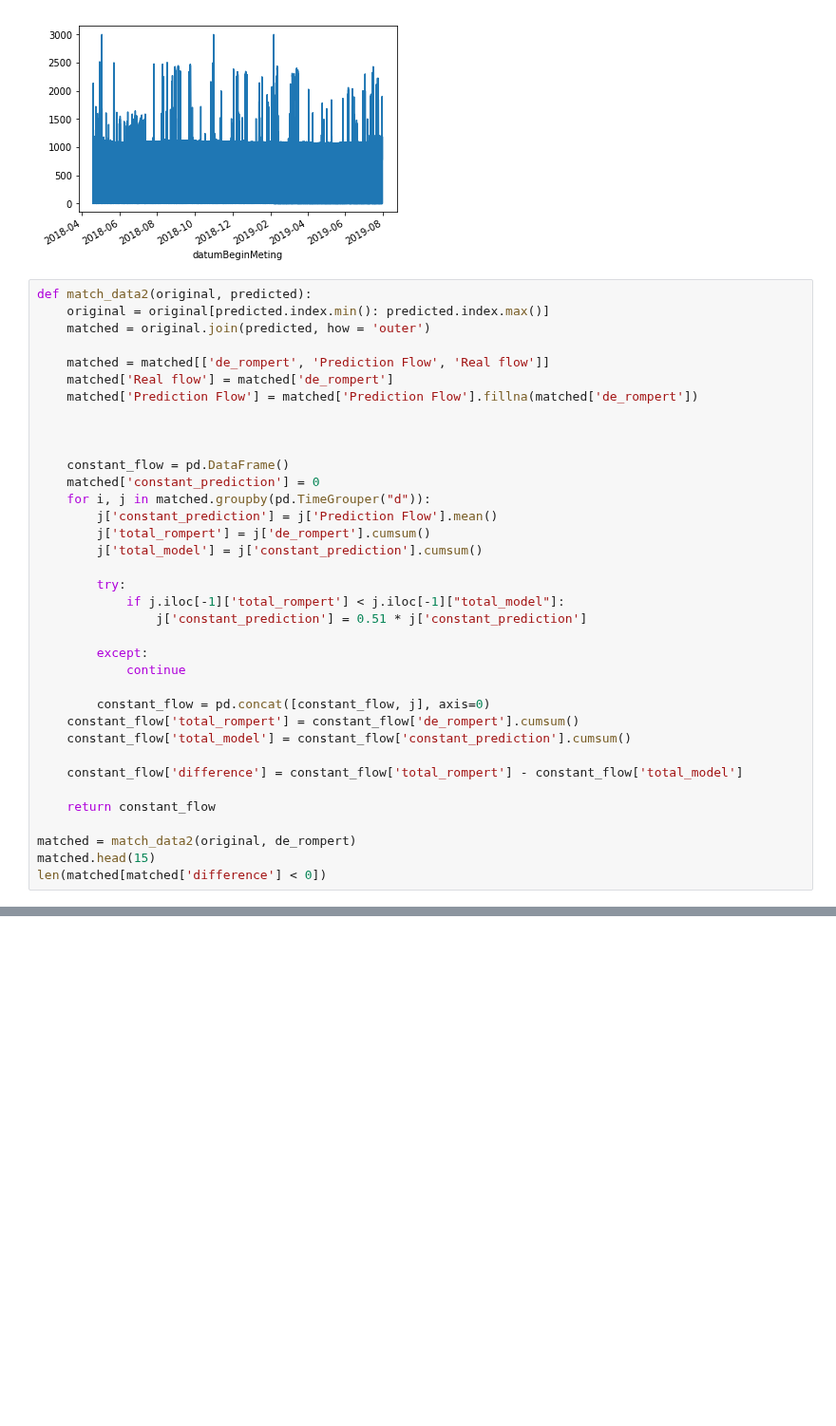
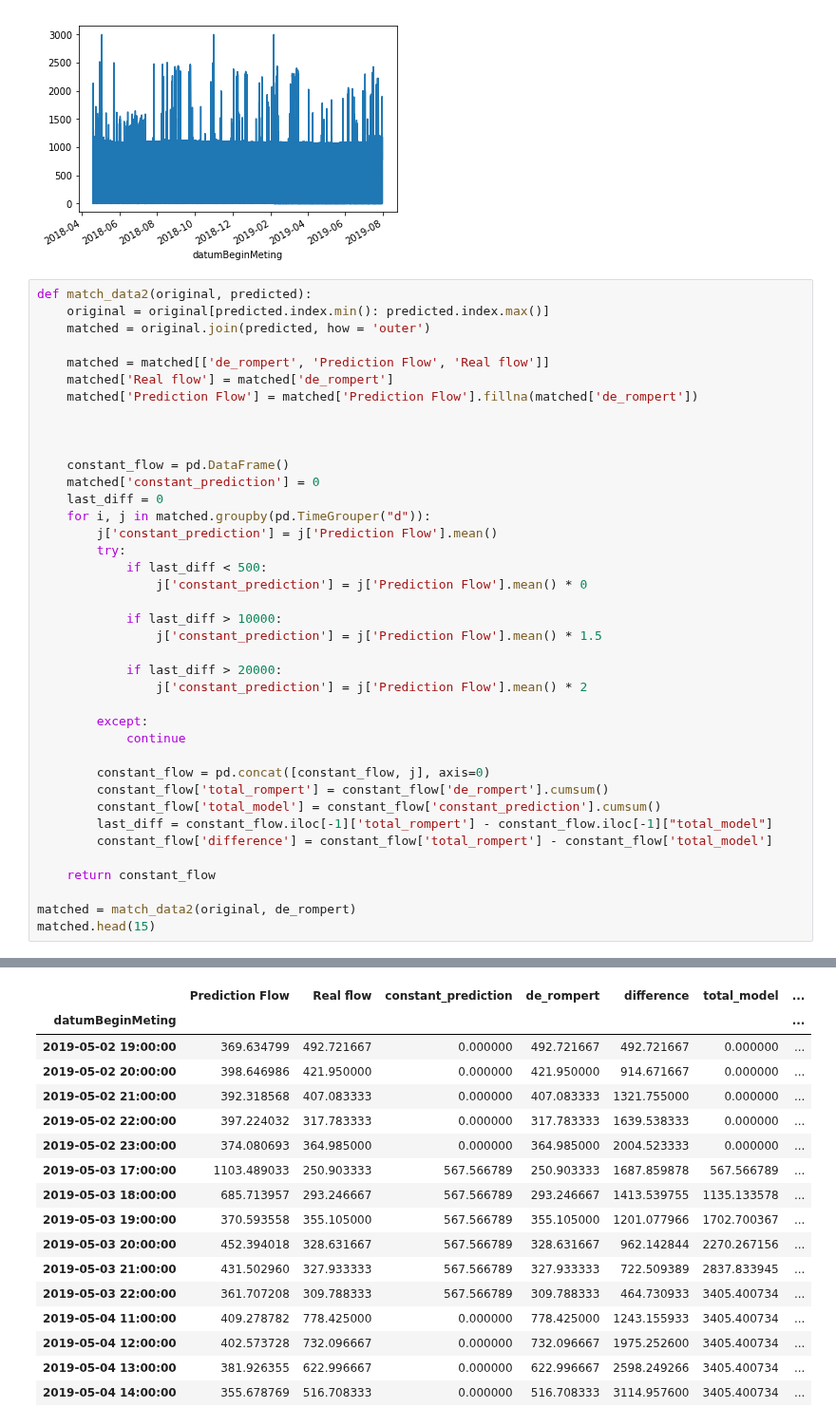
Before and after one commit to Trezorro/waterschap-datachallenge, a Jupyter notebook: Model 2.ipynb, the cells around one changed output, grey strips where cells are left out. Shown at 95% size. Drawn from its saved outputs; the diff is of its cells as text; blank space fills up the shorter version.

```diff
--- a/Model 2.ipynb
+++ b/Model 2.ipynb
@@ -212,27 +212,30 @@ def match_data2(original, predicted):
 
     constant_flow = pd.DataFrame()
     matched['constant_prediction'] = 0
+    last_diff = 0
     for i, j in matched.groupby(pd.TimeGrouper("d")):
         j['constant_prediction'] = j['Prediction Flow'].mean()
-        j['total_rompert'] = j['de_rompert'].cumsum()
-        j['total_model'] = j['constant_prediction'].cumsum()
+        try:
+            if last_diff < 500:
+                j['constant_prediction'] = j['Prediction Flow'].mean() * 0
 
-        try:
-            if j.iloc[-1]['total_rompert'] < j.iloc[-1]["total_model"]:
-                j['constant_prediction'] = 0.51 * j['constant_prediction']
+            if last_diff > 10000:
+                j['constant_prediction'] = j['Prediction Flow'].mean() * 1.5
+
+            if last_diff > 20000:
+                j['constant_prediction'] = j['Prediction Flow'].mean() * 2
 
         except:
             continue
 
         constant_flow = pd.concat([constant_flow, j], axis=0)
-    constant_flow['total_rompert'] = constant_flow['de_rompert'].cumsum()
-    constant_flow['total_model'] = constant_flow['constant_prediction'].cumsum()
-
-    constant_flow['difference'] = constant_flow['total_rompert'] - constant_flow['total_model']
+        constant_flow['total_rompert'] = constant_flow['de_rompert'].cumsum()
+        constant_flow['total_model'] = constant_flow['constant_prediction'].cumsum()
+        last_diff = constant_flow.iloc[-1]['total_rompert'] - constant_flow.iloc[-1]["total_model"]
+        constant_flow['difference'] = constant_flow['total_rompert'] - constant_flow['total_model']
 
     return constant_flow
 
 matched = match_data2(original, de_rompert)
 matched.head(15)
-len(matched[matched['difference'] < 0])
 # %% [output]
@@ -240,3 +247,20 @@ len(matched[matched['difference'] < 0])
+|  | Prediction Flow | Real flow | constant_prediction | de_rompert | difference | total_model | ... |
+| datumBeginMeting |  |  |  |  |  |  | ... |
+| 2019-05-02 19:00:00 | 369.634799 | 492.721667 | 0.000000 | 492.721667 | 492.721667 | 0.000000 | ... |
+| 2019-05-02 20:00:00 | 398.646986 | 421.950000 | 0.000000 | 421.950000 | 914.671667 | 0.000000 | ... |
+| 2019-05-02 21:00:00 | 392.318568 | 407.083333 | 0.000000 | 407.083333 | 1321.755000 | 0.000000 | ... |
+| 2019-05-02 22:00:00 | 397.224032 | 317.783333 | 0.000000 | 317.783333 | 1639.538333 | 0.000000 | ... |
+| 2019-05-02 23:00:00 | 374.080693 | 364.985000 | 0.000000 | 364.985000 | 2004.523333 | 0.000000 | ... |
+| 2019-05-03 17:00:00 | 1103.489033 | 250.903333 | 567.566789 | 250.903333 | 1687.859878 | 567.566789 | ... |
+| 2019-05-03 18:00:00 | 685.713957 | 293.246667 | 567.566789 | 293.246667 | 1413.539755 | 1135.133578 | ... |
+| 2019-05-03 19:00:00 | 370.593558 | 355.105000 | 567.566789 | 355.105000 | 1201.077966 | 1702.700367 | ... |
+| 2019-05-03 20:00:00 | 452.394018 | 328.631667 | 567.566789 | 328.631667 | 962.142844 | 2270.267156 | ... |
+| 2019-05-03 21:00:00 | 431.502960 | 327.933333 | 567.566789 | 327.933333 | 722.509389 | 2837.833945 | ... |
+| 2019-05-03 22:00:00 | 361.707208 | 309.788333 | 567.566789 | 309.788333 | 464.730933 | 3405.400734 | ... |
+| 2019-05-04 11:00:00 | 409.278782 | 778.425000 | 0.000000 | 778.425000 | 1243.155933 | 3405.400734 | ... |
+| 2019-05-04 12:00:00 | 402.573728 | 732.096667 | 0.000000 | 732.096667 | 1975.252600 | 3405.400734 | ... |
+| 2019-05-04 13:00:00 | 381.926355 | 622.996667 | 0.000000 | 622.996667 | 2598.249266 | 3405.400734 | ... |
+| 2019-05-04 14:00:00 | 355.678769 | 516.708333 | 0.000000 | 516.708333 | 3114.957600 | 3405.400734 | ... |
 # %%
 ax = matched[['constant_prediction', 'de_rompert']].plot(figsize=(15,8))
 ax.set_title('The constant prediction vs. The real flow ' + 'for the Rompert', size = 20)
```
Also changed, not shown: parts of 4 cells of this notebook.
